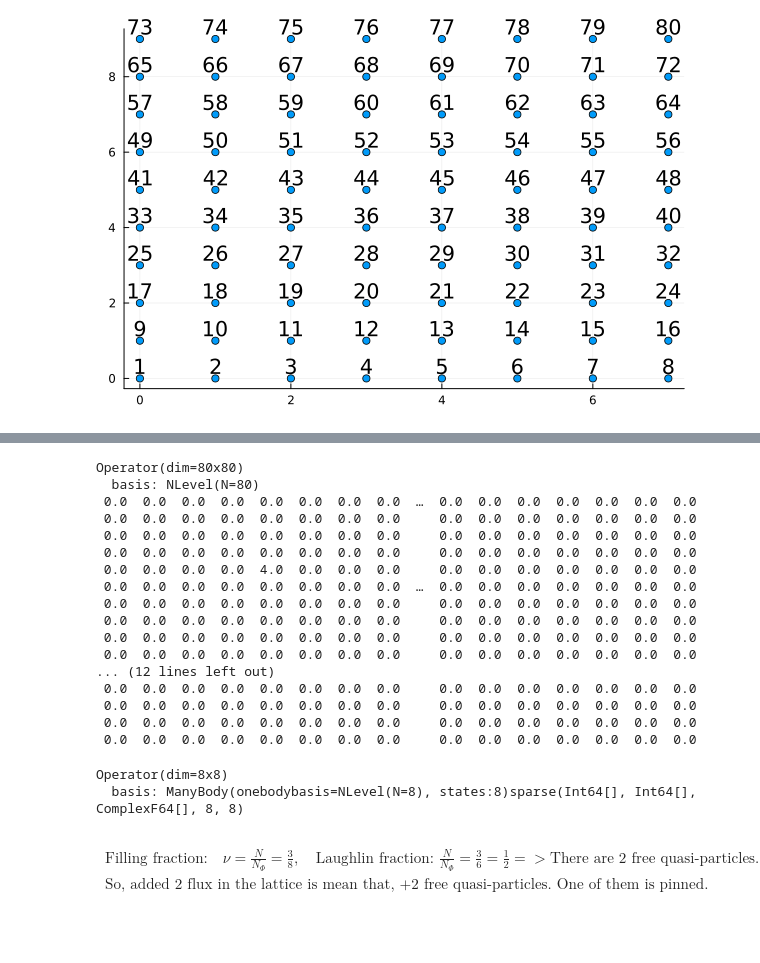
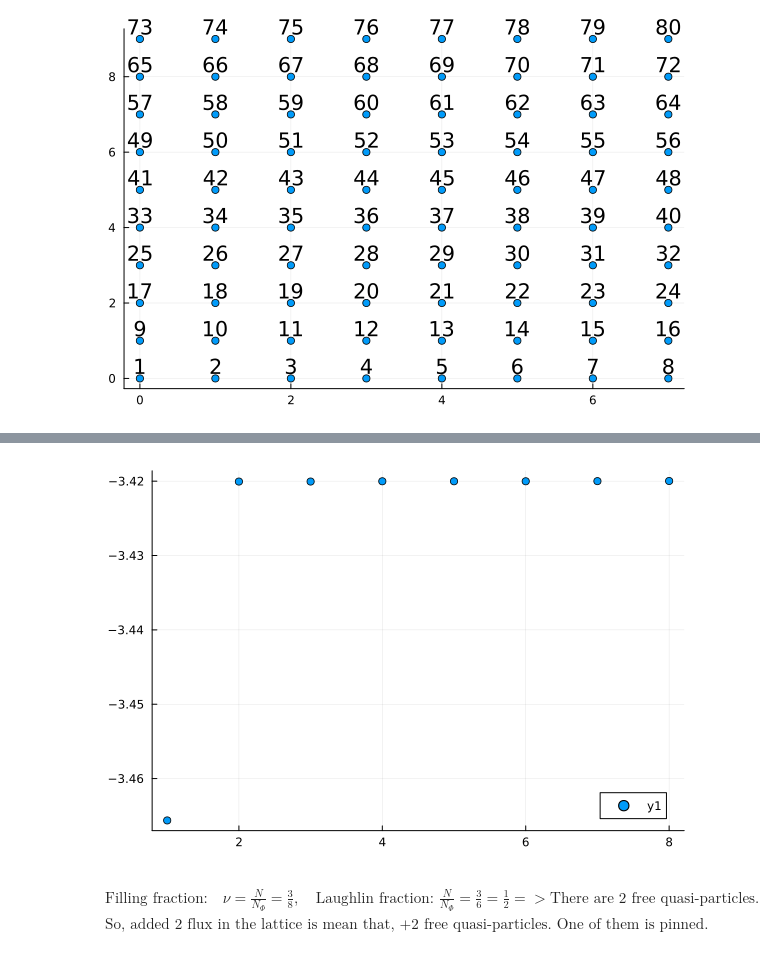
Before and after one commit to Umut-Can-Physics/Kagome-Lattice, a Jupyter notebook: My Numerical Calculations/Many-Body/Hofstadter/Hofstadter First Band Approximation.ipynb, the cells around one changed output, grey strips where cells are left out. Saved outputs shown, nothing was run; the diff lists cells and outputs as text; code cells hidden in the pictures; blank space fills up the shorter version.

Commit message:
AB Phase for Subspace

```diff
--- a/My Numerical Calculations/Many-Body/Hofstadter/Hofstadter First Band Approximation.ipynb
+++ b/My Numerical Calculations/Many-Body/Hofstadter/Hofstadter First Band Approximation.ipynb
@@ -73,5 +86,5 @@ plot_square_lattice(Nx, Ny)
 # %% [output]
 [figure]
 # %%
-V0 = [4]; Imp_Site = [5]
-Impurity_Data = Impurity(V0, Imp_Site)
+V0 = [-0.4]; Imp_Site = [19]
+Impurity_Data = Impurity(V0, Imp_Site);
@@ -85,40 +113,20 @@ H_Impurity = dense((H_Impurity'+H_Impurity)/2);
 # %%
-dimH = Nx*Ny
-VV   = zeros(dimH,dimH)
+VV   = zeros(Nx*Ny,Nx*Ny)
 site = Impurity_Data.Imp_Site[1]
 VV[site, site] = Impurity_Data.V0[1] # full localised single particle
-VV = Operator(sp_basis,sp_basis,VV)
-
-# sub_states = get_sub_states(VV, cut_off)
-# basis_sub, P, Pt = get_projector_op(sub_states, sp_basis)
-# VV = get_subspace_op(VV, P, Pt)
-# VVV = SparseOperator(basis_cut_mb)
-# VVV.data = VV.data
+VV = Operator(sp_basis,sp_basis,VV);
-# %% [output]
-Operator(dim=80x80)
-  basis: NLevel(N=80)
- 0.0  0.0  0.0  0.0  0.0  0.0  0.0  0.0  …  0.0  0.0  0.0  0.0  0.0  0.0  0.0
- 0.0  0.0  0.0  0.0  0.0  0.0  0.0  0.0     0.0  0.0  0.0  0.0  0.0  0.0  0.0
- 0.0  0.0  0.0  0.0  0.0  0.0  0.0  0.0     0.0  0.0  0.0  0.0  0.0  0.0  0.0
- 0.0  0.0  0.0  0.0  0.0  0.0  0.0  0.0     0.0  0.0  0.0  0.0  0.0  0.0  0.0
- 0.0  0.0  0.0  0.0  4.0  0.0  0.0  0.0     0.0  0.0  0.0  0.0  0.0  0.0  0.0
- 0.0  0.0  0.0  0.0  0.0  0.0  0.0  0.0  …  0.0  0.0  0.0  0.0  0.0  0.0  0.0
- 0.0  0.0  0.0  0.0  0.0  0.0  0.0  0.0     0.0  0.0  0.0  0.0  0.0  0.0  0.0
- 0.0  0.0  0.0  0.0  0.0  0.0  0.0  0.0     0.0  0.0  0.0  0.0  0.0  0.0  0.0
- 0.0  0.0  0.0  0.0  0.0  0.0  0.0  0.0     0.0  0.0  0.0  0.0  0.0  0.0  0.0
- 0.0  0.0  0.0  0.0  0.0  0.0  0.0  0.0     0.0  0.0  0.0  0.0  0.0  0.0  0.0
-... (12 lines left out)
- 0.0  0.0  0.0  0.0  0.0  0.0  0.0  0.0     0.0  0.0  0.0  0.0  0.0  0.0  0.0
- 0.0  0.0  0.0  0.0  0.0  0.0  0.0  0.0     0.0  0.0  0.0  0.0  0.0  0.0  0.0
- 0.0  0.0  0.0  0.0  0.0  0.0  0.0  0.0     0.0  0.0  0.0  0.0  0.0  0.0  0.0
- 0.0  0.0  0.0  0.0  0.0  0.0  0.0  0.0     0.0  0.0  0.0  0.0  0.0  0.0  0.0
-# %%
-H_Imp_SP, _ , _ = get_H_Imp_SP(Impurity_Data, Nx, Ny, cut_off, sp_basis, co)
-H_Imp_SP
-#+ Total_H
-# %% [output]
-Operator(dim=8x8)
-  basis: ManyBody(onebodybasis=NLevel(N=8), states:8)sparse(Int64[], Int64[], ComplexF64[], 8, 8)
+# %%
+H_imp_SP = H1 + VV;
+# %%
+sub_states = get_sub_states(H_imp_SP, cut_off)
+basis_sub, P, Pt = get_projector_op(sub_states, sp_basis)
+H_imp_sp_sub = get_subspace_op(H_imp_SP, P, Pt)
+H_imp_sp_sub = (H_imp_sp_sub' + H_imp_sp_sub)/2;
+# %%
+E_sp_sub, V_sp_sub = eigenstates(H_imp_sp_sub);
+scatter(E_sp_sub)
+# %% [output]
+[figure, added]
 # %% [markdown]
 \begin{align*}
     &\text{Filling fraction:} \quad \nu=\frac{N}{N_{\Phi}} = \frac{3}{8}, \quad \text{Laughlin fraction: } \frac{N}{N_{\Phi}}=\frac{3}{6}=\frac{1}{2} => \text{There are 2 free quasi-particles.} \\
```
Also changed, not shown: parts of 76 cells of this notebook, 3 other files.
